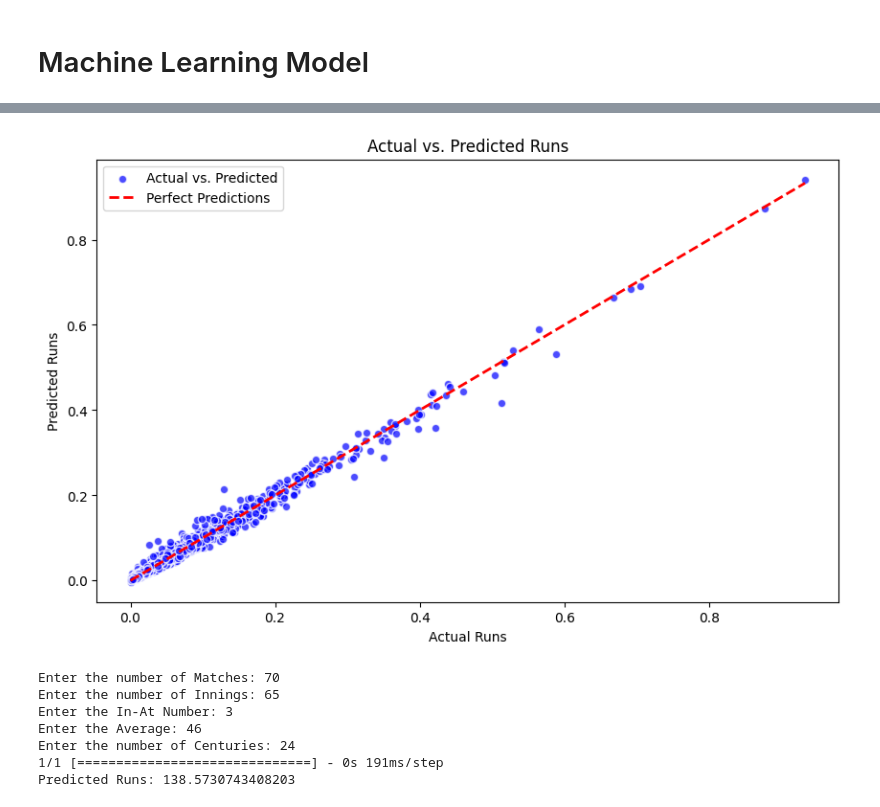
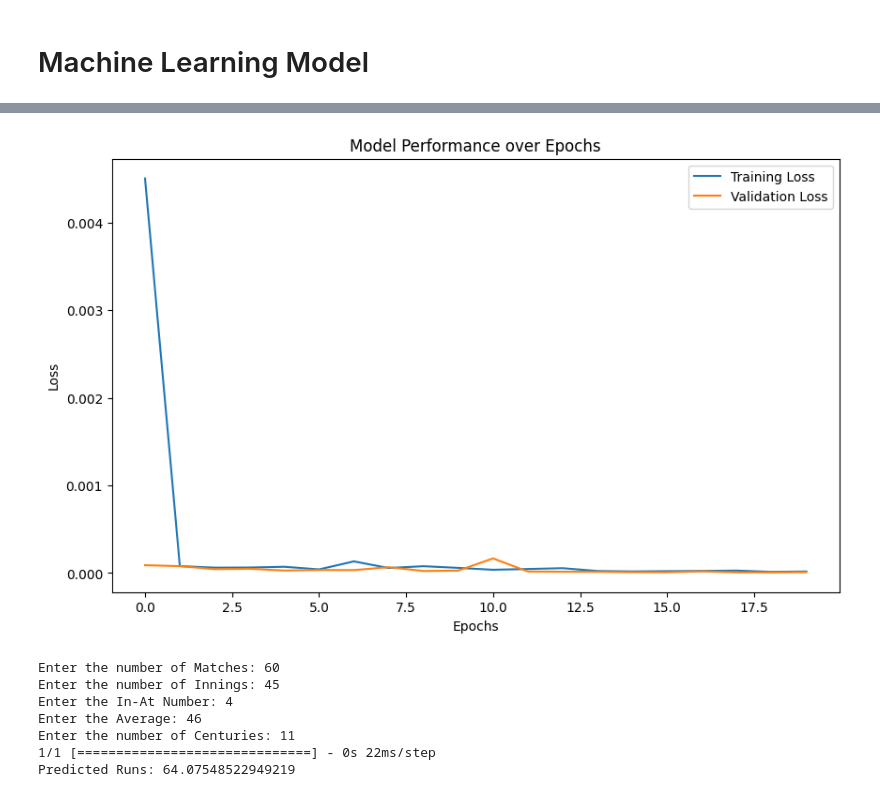
Before and after one commit to Fahadw9/data-science-project, a Jupyter notebook: Cricket_Analysis.ipynb, the cells around one changed output, grey strips where cells are left out. Drawn from its saved outputs; the diff is of its cells as text; code cells hidden in the pictures.

Commit message:
Updated Model

```diff
--- a/Cricket_Analysis.ipynb
+++ b/Cricket_Analysis.ipynb
@@ -264,21 +264,24 @@ plt.show()
 # %%
 import numpy as np
 import pandas as pd
+from sklearn.model_selection import train_test_split
 from sklearn.preprocessing import StandardScaler
 from sklearn.compose import ColumnTransformer
 from sklearn.pipeline import Pipeline
+from sklearn.metrics import r2_score, mean_absolute_error, mean_squared_error
 import tensorflow as tf
 from tensorflow import keras
 from tensorflow.keras import layers
 
-# Load your dataset (replace 'your_data.csv' with your actual data file)
-# The dataset should contain columns like Matches, Innings, In-At Number, Average, Centuries, and Runs.
-# Adjust the column names and data types as needed.
+# Load your dataset
 df = pd.read_csv("./Cleaned-Cricket-Dataset.csv")
 
 # Preprocess the data
 X = df[['Matches', 'Innings', 'In-At Number', 'Average', 'Centuries']]
 y = df['Runs']
+
+# Split the data into training and testing sets
+X_train, X_test, y_train, y_test = train_test_split(X, y, test_size=0.2, random_state=42)
 
 # Standardize numerical features
 numeric_features = X.select_dtypes(include=[np.number]).columns
@@ -294,7 +297,7 @@ preprocessor = ColumnTransformer(
 
 # Build the neural network model
 model = keras.Sequential([
-    layers.Dense(64, activation='relu', input_shape=(X.shape[1],)),
+    layers.Dense(64, activation='relu', input_shape=(X_train.shape[1],)),
     layers.Dense(32, activation='relu'),
     layers.Dense(1)  # Output layer with a single neuron for regression
 ])
@@ -302,6 +305,9 @@ model = keras.Sequential([
 # Compile the model
 model.compile(optimizer='adam', loss='mean_squared_error')
 
-# Fit the model to the entire dataset
-model.fit(preprocessor.fit_transform(X), y, epochs=100, batch_size=32)
+# Fit the model to the training data
+history = model.fit(preprocessor.fit_transform(X_train), y_train, epochs=20, batch_size=32, validation_split=0.2)
+
+# Make predictions on the test set
+y_pred = model.predict(preprocessor.transform(X_test))
 # %% [output]
@@ -353,23 +354,16 @@ Root Mean Squared Error: 0.0008
-# %%
-import matplotlib.pyplot as plt
-import seaborn as sns
-
-# Visualize the actual vs. predicted runs
-plt.figure(figsize=(10, 6))
-
-# Scatter plot of actual vs. predicted runs
-plt.scatter(y_test, y_pred, alpha=0.7, color='blue', edgecolors='w', label='Actual vs. Predicted')
-
-# Diagonal line for reference (perfect predictions)
-plt.plot([min(y_test), max(y_test)], [min(y_test), max(y_test)], linestyle='--', color='red', linewidth=2, label='Perfect Predictions')
-
-plt.title('Actual vs. Predicted Runs')
-plt.xlabel('Actual Runs')
-plt.ylabel('Predicted Runs')
-plt.legend()
-plt.show()
-# %% [output]
-[figure, removed]
+# %%
+
+# Plot the training and validation loss over epochs
+plt.figure(figsize=(10, 6))
+plt.plot(history.history['loss'], label='Training Loss')
+plt.plot(history.history['val_loss'], label='Validation Loss')
+plt.title('Model Performance over Epochs')
+plt.xlabel('Epochs')
+plt.ylabel('Loss')
+plt.legend()
+plt.show()
+# %% [output]
+[figure, added]
 # %%
 # Now, get input from the user
 matches = int(input('Enter the number of Matches: '))
@@ -387,12 +381,12 @@ predicted_runs = model.predict(preprocessor.transform(user_input))
 # Display the result to the user
 print(f'Predicted Runs: {predicted_runs[0, 0]}')
 # %% [output]
-Enter the number of Matches: 70
-Enter the number of Innings: 65
-Enter the In-At Number: 3
+Enter the number of Matches: 60
+Enter the number of Innings: 45
+Enter the In-At Number: 4
 Enter the Average: 46
-Enter the number of Centuries: 24
-1/1 [==============================] - 0s 191ms/step
-Predicted Runs: 138.5730743408203
+Enter the number of Centuries: 11
+1/1 [==============================] - 0s 22ms/step
+Predicted Runs: 64.07548522949219
 # %%
 model.save('cricket-model.h5')
```
Also changed, not shown: parts of 2 cells of this notebook.
